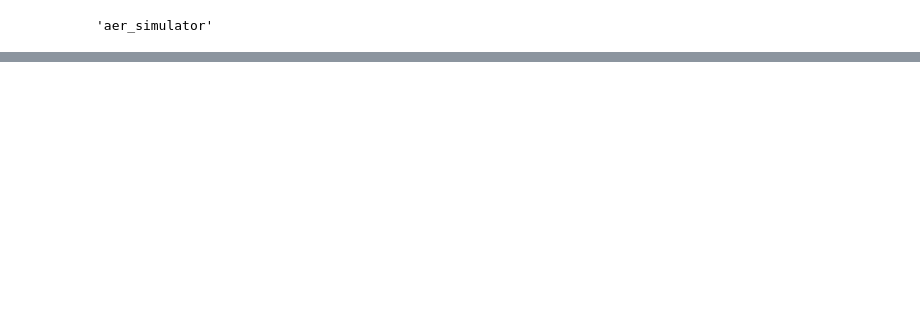
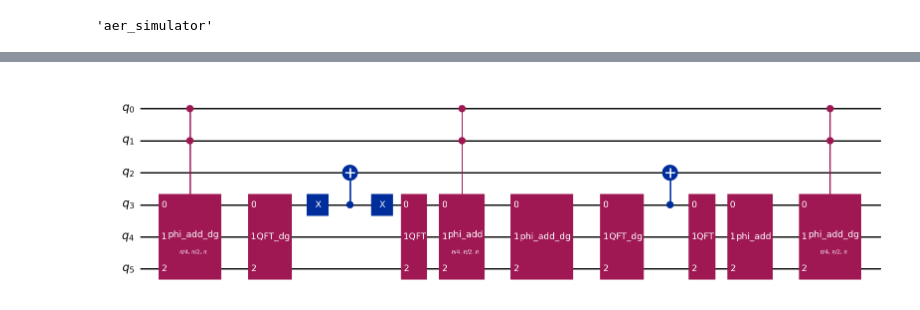
Before and after one commit to ge96lip/Quantum-Computing, a Jupyter notebook: qiskit-shor/qiskit_shor_sim.ipynb, the cells around one changed output, grey strips where cells are left out. Drawn from its saved outputs; the diff is of its cells as text; code cells hidden in the pictures; blank space fills up the shorter version.

```diff
--- a/qiskit-shor/qiskit_shor_sim.ipynb
+++ b/qiskit-shor/qiskit_shor_sim.ipynb
@@ -29,3 +46,7 @@ if job.done:
+# %%
+shor_circuit.ccphi_inv.draw(output='mpl')
+# %% [output]
+[figure, added]
 # %%
 print('successful counts', result.successful_counts)
 print('total counts', result.total_counts)
```
Also changed, not shown: parts of 8 cells of this notebook, 1 other file.
